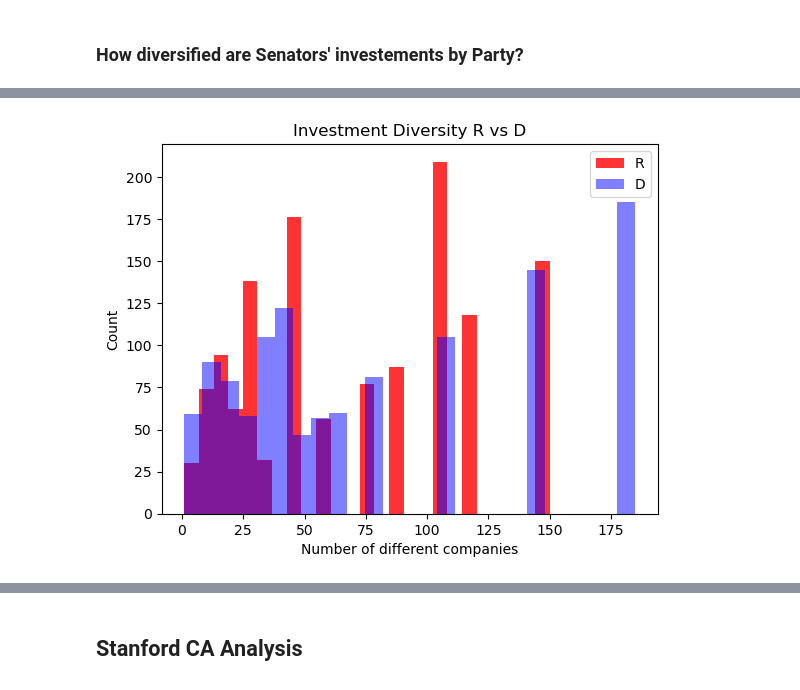
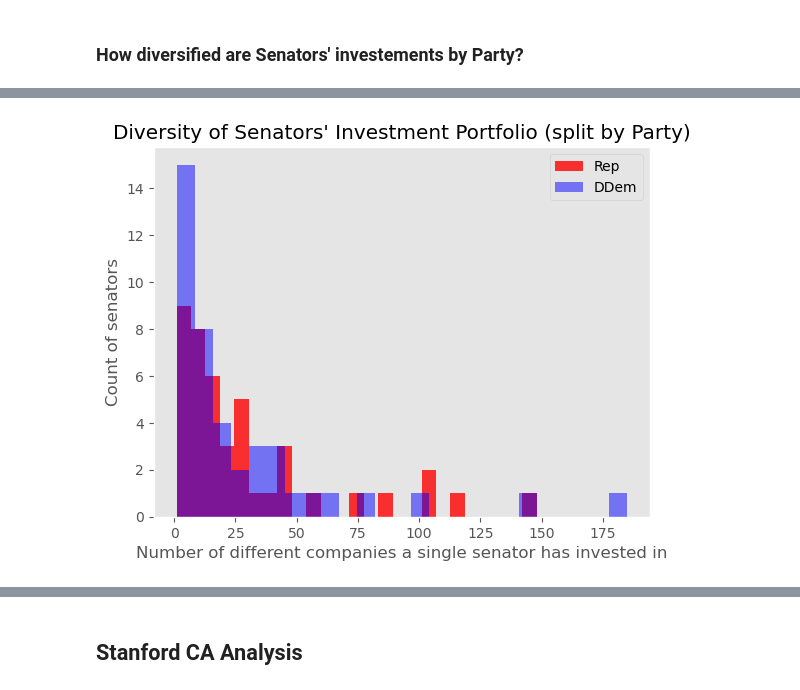
Before and after one commit to e2abbyh/ECE143-Group4-FinalProject, a Jupyter notebook: Analysis.ipynb, the cells around one changed output, grey strips where cells are left out. Drawn from its saved outputs; the diff is of its cells as text; code cells hidden in the pictures.

```diff
--- a/Analysis.ipynb
+++ b/Analysis.ipynb
@@ -9,8 +11,11 @@ import seaborn              as sns
 # %%
 df = pd.read_csv("./Data/cleaned_govtrades.csv")
-df_lawsuits = pd.read_csv("./Data/cleaned_stanford.csv")
 df["Estimated Holdings"] = df["Estimated Holdings"].str[1:].str.replace(",", "")
 df["Estimated Holdings"] = df["Estimated Holdings"].astype(int)
 df["Party"] = df["Senator"].str[-5]
 df["State"] = df["Senator"].str[-3:-1]
-df
+df_lawsuits = pd.read_csv("../Private Data/cleaned_stanford.csv")
+df_combined = pd.read_csv("../Private Data/cleaned_combined_data.csv")
+
+df_govtrades = df[df["Estimated Holdings"]>0]
+df_combined = df_combined[df_combined["Estimated Holdings"]>0]
@@ -120,2 +144,8 @@ fig.show()
 # %% [markdown]
 ### How  diversified are Senators' investements by Party?
+# %%
+df_senator_count_total = df_govtrades.groupby(["Senator"])["Company"].nunique().reset_index()
+df_senator_count_total.sort_values("Company", ascending=False)
+df_senator_count_total.columns = ["Senator", "Count"]
+df_senator_count_total["Party"] = df_senator_count_total["Senator"].str[-5]
+df_senator_count_total
@@ -122,17 +168,13 @@ fig.show()
 # %%
-df_senator_party = df[["Senator", "Party"]]
-df_senator_count_total = df.groupby("Senator").agg({"Party": "count"}).reset_index()
-df_senator_count_total.columns = ["Senator", "Count"]
-df_senator_count_total = pd.merge(df_senator_count_total, df_senator_party, on="Senator", how="left")
-
-ra= plt.hist(df_senator_count_total[df_senator_count_total["Party"]=="R"]["Count"], histtype="bar", alpha=0.8, color="red", label="R", bins=25)
-da= plt.hist(df_senator_count_total[df_senator_count_total["Party"]=="D"]["Count"], histtype="bar", alpha=0.5, color="blue", label="D", bins=25)
-plt.legend()
-
-plt.title("Investment Diversity R vs D")
-plt.xlabel("Number of different companies")
-plt.ylabel('Count')
-plt.show()
-plt.close()
+with plt.style.context('ggplot'):
+    ra= plt.hist(df_senator_count_total[df_senator_count_total["Party"]=="R"]["Count"], histtype="bar", alpha=0.8, color="red", label="Rep", bins=25)
+    da= plt.hist(df_senator_count_total[df_senator_count_total["Party"]=="D"]["Count"], histtype="bar", alpha=0.5, color="blue", label="DDem", bins=25)
+    plt.legend()
+    plt.grid(False)
+    plt.title("Diversity of Senators' Investment Portfolio (split by Party)")
+    plt.xlabel("Number of different companies a single senator has invested in")
+    plt.ylabel('Count of senators')
+    plt.show()
+    plt.close()
 # %% [output]
-[figure, old version]
+[figure, new version]
```
Also changed, not shown: parts of 26 cells of this notebook.
